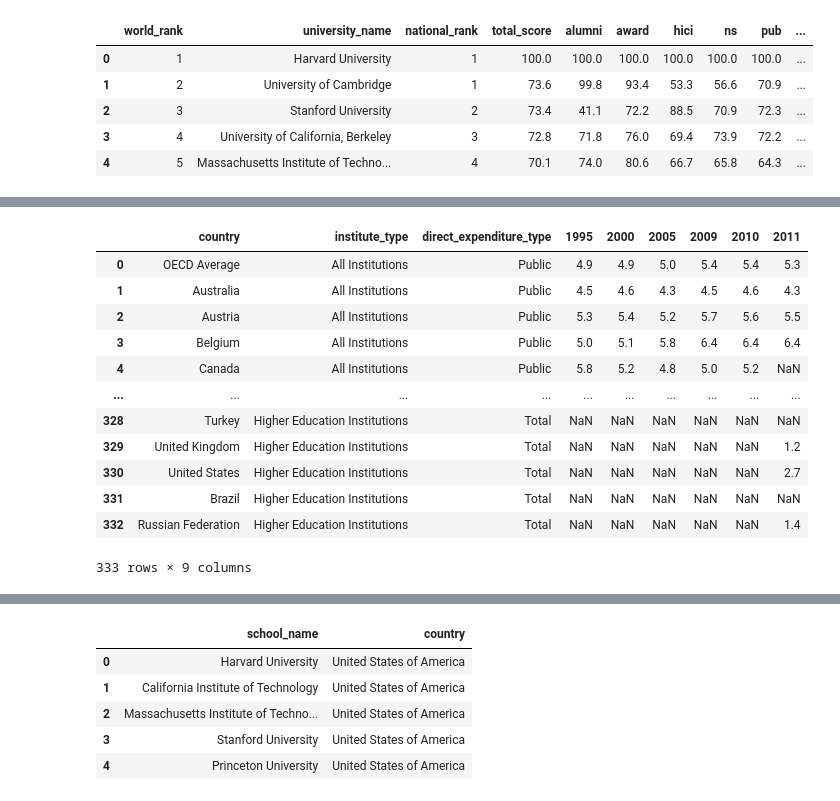
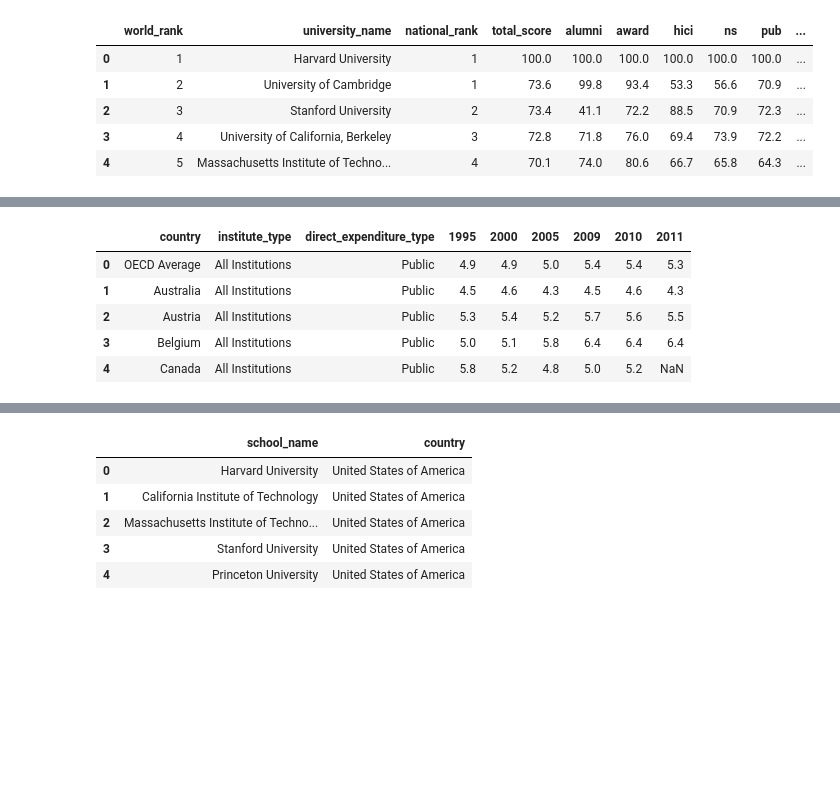
Before and after one commit to bollermattiaUNIMIB/progettoFoCS, a Jupyter notebook: ProgettoFoCS2020.ipynb, the cells around one changed output, grey strips where cells are left out. Saved outputs shown, nothing was run; the diff lists cells and outputs as text; code cells hidden in the pictures; blank space fills up the shorter version.

```diff
--- a/ProgettoFoCS2020.ipynb
+++ b/ProgettoFoCS2020.ipynb
@@ -47,19 +40,12 @@ timesData
 # %%
 edExpen = pd.read_csv("education_expenditure_supplementary_data.csv", lineterminator='\r')
-edExpen
+edExpen.head()
 # %% [output]
 |  | country | institute_type | direct_expenditure_type | 1995 | 2000 | 2005 | 2009 | 2010 | 2011 |
 | 0 | OECD Average | All Institutions | Public | 4.9 | 4.9 | 5.0 | 5.4 | 5.4 | 5.3 |
 | 1 | Australia | All Institutions | Public | 4.5 | 4.6 | 4.3 | 4.5 | 4.6 | 4.3 |
 | 2 | Austria | All Institutions | Public | 5.3 | 5.4 | 5.2 | 5.7 | 5.6 | 5.5 |
 | 3 | Belgium | All Institutions | Public | 5.0 | 5.1 | 5.8 | 6.4 | 6.4 | 6.4 |
 | 4 | Canada | All Institutions | Public | 5.8 | 5.2 | 4.8 | 5.0 | 5.2 | NaN |
-| ... | ... | ... | ... | ... | ... | ... | ... | ... | ... |
-| 328 | Turkey | Higher Education Institutions | Total | NaN | NaN | NaN | NaN | NaN | NaN |
-| 329 | United Kingdom | Higher Education Institutions | Total | NaN | NaN | NaN | NaN | NaN | 1.2 |
-| 330 | United States | Higher Education Institutions | Total | NaN | NaN | NaN | NaN | NaN | 2.7 |
-| 331 | Brazil | Higher Education Institutions | Total | NaN | NaN | NaN | NaN | NaN | NaN |
-| 332 | Russian Federation | Higher Education Institutions | Total | NaN | NaN | NaN | NaN | NaN | 1.4 |
-333 rows × 9 columns
 # %%
 edAtt = pd.read_csv("educational_attainment_supplementary_data.csv")
```
Also changed, not shown: parts of 5 cells of this notebook.
